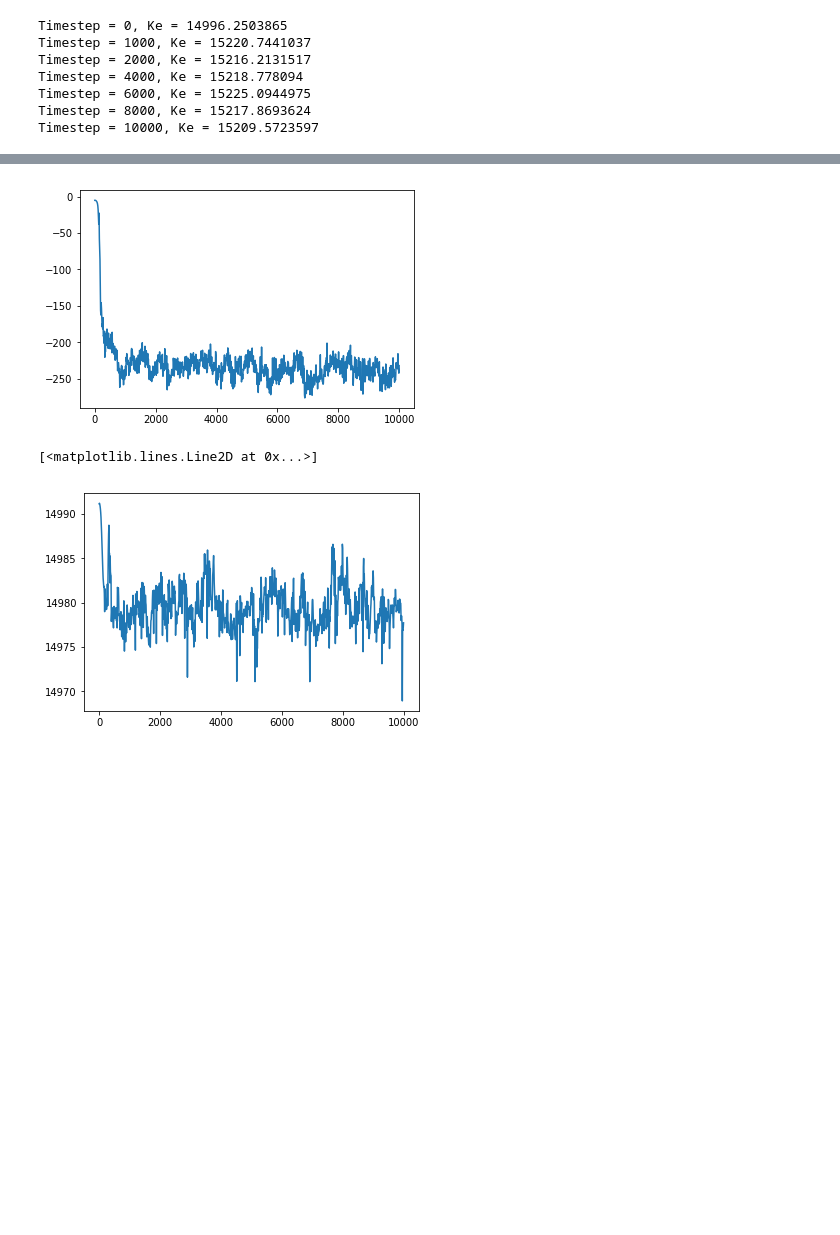
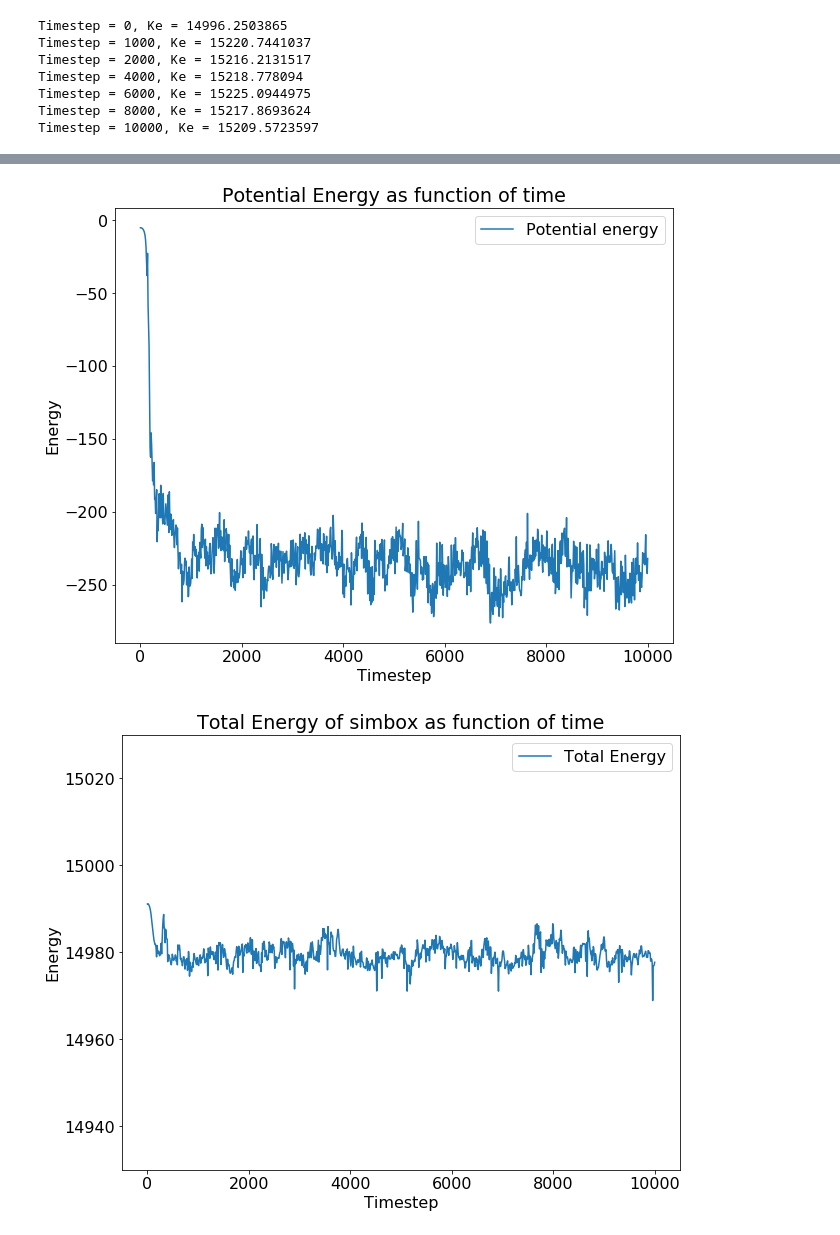
Before and after one commit to auduntre/FYS4460, a Jupyter notebook: Project1/velocity_historgram.ipynb, the cells around one changed output, grey strips where cells are left out. Drawn from its saved outputs; the diff is of its cells as text; code cells hidden in the pictures; blank space fills up the shorter version.

```diff
--- a/Project1/velocity_historgram.ipynb
+++ b/Project1/velocity_historgram.ipynb
@@ -164,3 +155,24 @@ def potential_compute(delta_r):
+# %%
+def potential_compute(data, ti):
+    x = array(data.vecs(t[ti], "x"))
+    y = array(data.vecs(t[ti], "y"))
+    z = array(data.vecs(t[ti], "z"))
+    return compute_potential(x, y, z)
+
+
+@jit(nopython=True, parallel=True)
+def compute_potential(x, y, z):
+    U = 0.0 # sigma = 1.0, epsilon = 1.0
+
+    for i in range(len(x)): # prange for parallel
+        for j in range(i+1, len(x)): # prange for parallel
+            delta_x = x[i] - x[j]
+            delta_y = y[i] - y[j]
+            delta_z = z[i] - z[j]
+
+            delta_r = sqrt(delta_x**2 + delta_y**2 + delta_z**2)
+            U += 4 * ((1.0 / delta_r)**12 - (1.0 / delta_r)**6)
+    return U
 # %%
 potential_sum = zeros(len(t))
 
@@ -188,10 +195,20 @@ Timestep: = 9990
 Timestep: = 10000
-# %%
-plot(t[:len(t)], potential_sum)
-show()
-
-plot(t[:len(t)], potential_sum + ke[:len(t)])
-# %% [output]
-[figure, removed]
-[<matplotlib.lines.Line2D at 0x...>]
-[figure, removed]
+# %%
+plot(t, potential_sum, label="Potential energy")
+title("Potential Energy as function of time")
+xlabel("Timestep")
+ylabel("Energy")
+legend()
+show()
+
+figure()
+ylim(14930, 15030)
+plot(t, potential_sum + ke, label="Total Energy")
+title("Total Energy of simbox as function of time")
+xlabel("Timestep")
+ylabel("Energy")
+legend()
+show()
+# %% [output]
+[figure, added]
+[figure, added]
```
Also changed, not shown: parts of 10 cells of this notebook, 1 other file.
